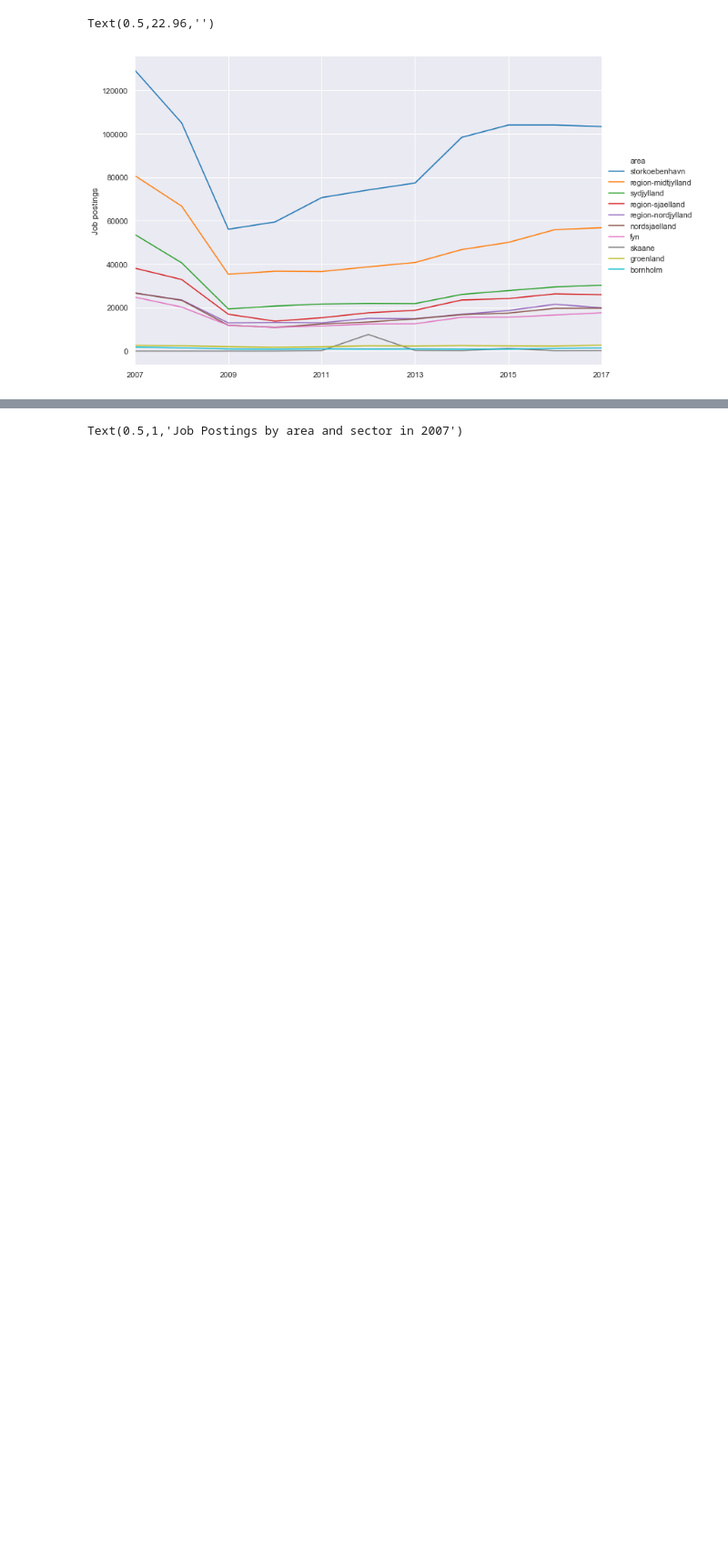
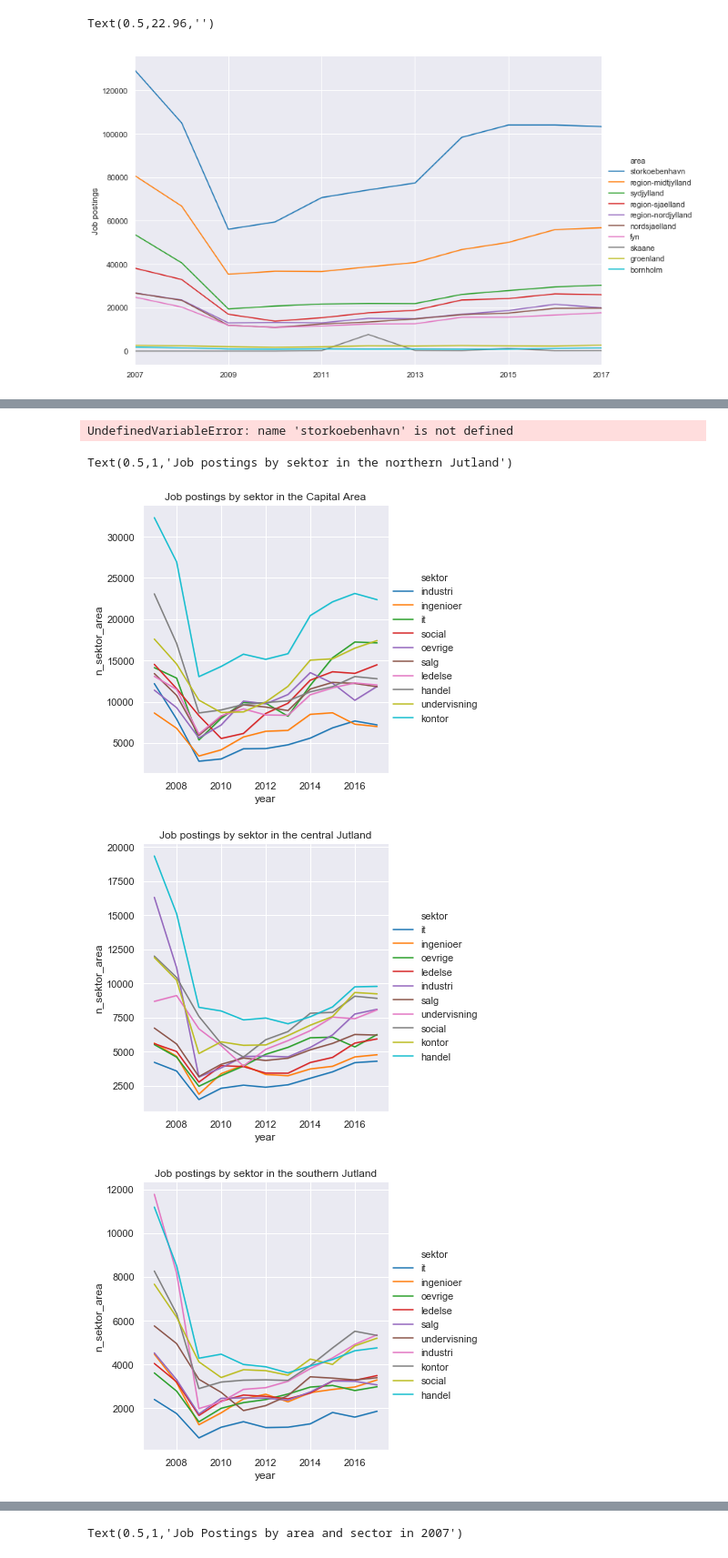
Before and after one commit to Naeim-S/GRP-33-TEST-1, a Jupyter notebook: EXAM/Visualizations and descriptive statistics.ipynb, the cells around one changed output, grey strips where cells are left out. Shown at 91% size. Drawn from its saved outputs; the diff is of its cells as text; code cells hidden in the pictures; blank space fills up the shorter version.

Commit message:
Update more visualizations

```diff
--- a/EXAM/Visualizations and descriptive statistics.ipynb
+++ b/EXAM/Visualizations and descriptive statistics.ipynb
@@ -81,0 +93,62 @@ Text(0.5,22.96,'')
+# %%
+#Hmmm... Loopet virker ikke :( Se manuel print nedenunder
+sns.set_palette("tab10")
+topfem = {"storkoebenhavn":"Capital Area",
+          "region-midtjylland":"central Jutland",
+          "sydjylland":"southern Jutland",
+          "region-sjaelland":"Zealand",
+          "region-nordjylland":"Nothern Jutland"}
+for x in topfem:
+    sns.relplot(x="year", y="n_sektor_area",
+            hue="sektor",
+            kind="line",
+            legend = "brief",
+            data=jobindex.query(str('area == ' + str(x))).sort_values(by=["n_sektor_area","year"]))
+plt.title("Job postings by jobtype in" + topfem[x])
+# %% [output]
+UndefinedVariableError: name 'storkoebenhavn' is not defined
+# %%
+#KØBENHAVN
+sns.relplot(x="year", y="n_sektor_area",
+        hue="sektor",
+        kind="line",
+        legend = "brief",
+        data=jobindex.query('area == "storkoebenhavn" ').sort_values(by=["n_sektor_area","year"]))
+plt.title("Job postings by sektor in the Capital Area")
+
+#MIDTJYLLAND
+sns.relplot(x="year", y="n_sektor_area",
+        hue="sektor",
+        kind="line",
+        legend = "brief",
+        data=jobindex.query('area == "region-midtjylland" ').sort_values(by=["n_sektor_area","year"]))
+plt.title("Job postings by sektor in the central Jutland")
+
+#SYDJYLLAND
+sns.relplot(x="year", y="n_sektor_area",
+        hue="sektor",
+        kind="line",
+        legend = "brief",
+        data=jobindex.query('area == "sydjylland" ').sort_values(by=["n_sektor_area","year"]))
+plt.title("Job postings by sektor in the southern Jutland")
+
+#REGION SJÆLLAND
+sns.relplot(x="year", y="n_sektor_area",
+        hue="sektor",
+        kind="line",
+        legend = "brief",
+        data=jobindex.query('area == "region-sjaelland" ').sort_values(by=["n_sektor_area","year"]))
+plt.title("Job postings by sektor in the Zealand region")
+
+#NORDJYLLAND
+sns.relplot(x="year", y="n_sektor_area",
+        hue="sektor",
+        kind="line",
+        legend = "brief",
+        data=jobindex.query('area == "region-nordjylland" ').sort_values(by=["n_sektor_area","year"]))
+plt.title("Job postings by sektor in the northern Jutland")
+# %% [output]
+Text(0.5,1,'Job postings by sektor in the northern Jutland')
+[figure, added]
+[figure, added]
+[figure, added]
```
Also changed, not shown: parts of 3 cells of this notebook.
